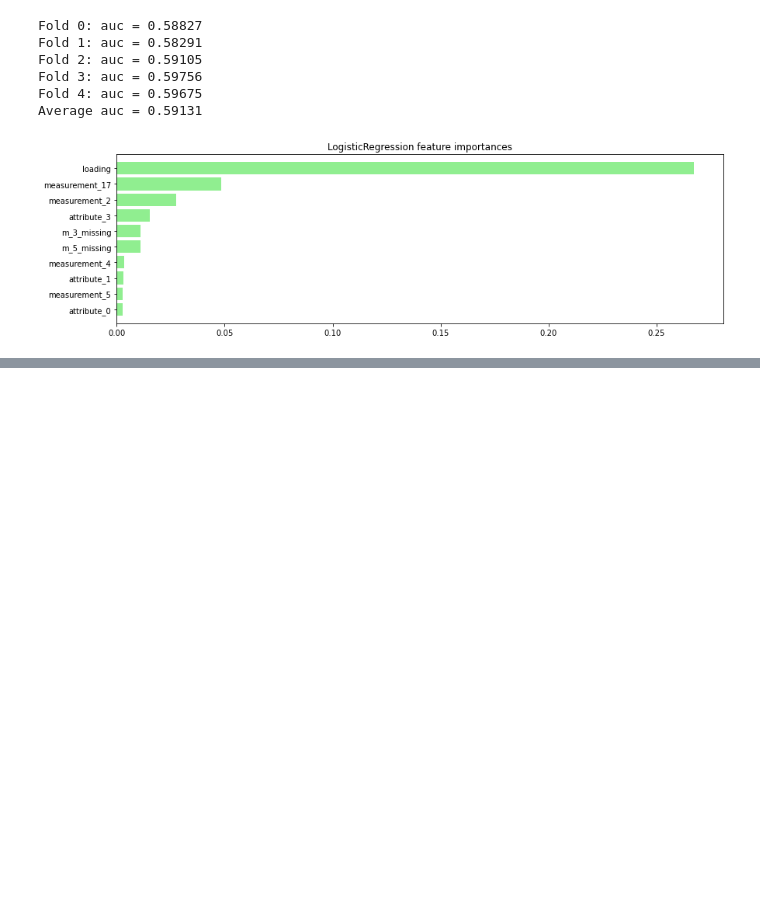
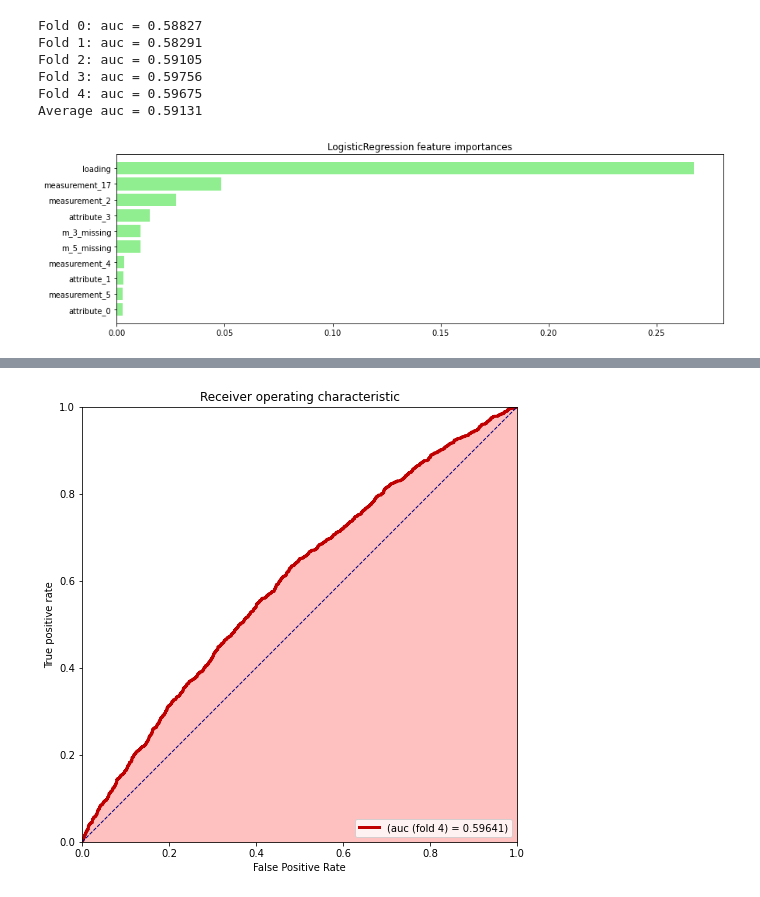
Before and after one commit to mahdiislam79/Product_failure_prediction, a Jupyter notebook: Predict_product_failures.ipynb, the cells around one changed output, grey strips where cells are left out. Drawn from its saved outputs; the diff is of its cells as text; code cells hidden in the pictures; blank space fills up the shorter version.

Commit message:
Creating ROC Curve

```diff
--- a/Predict_product_failures.ipynb
+++ b/Predict_product_failures.ipynb
@@ -503,0 +585,16 @@ Average auc = 0.59131
+# %%
+plt.figure(figsize=(8,8))
+fpr, tpr, _ = roc_curve(y_va,y_va_pred)
+plt.plot(fpr, tpr, color='#c00000', lw=3, label=f"(auc (fold 4) = {roc_auc_score(y_va,y_va_pred):.5f})") #curve
+plt.fill_between(fpr,tpr,color='#ffc0c0') #area under the curve
+plt.plot([0, 1], [0, 1], color='navy', lw=1, linestyle = '--') # diagonal
+plt.gca().set_aspect('equal')
+plt.xlim([0.0, 1.0])
+plt.ylim([0.0, 1.0])
+plt.xlabel('False Positive Rate')
+plt.ylabel('True positive rate')
+plt.title("Receiver operating characteristic")
+plt.legend(loc='lower right')
+plt.show()
+# %% [output]
+[figure, added]
```
Also changed, not shown: parts of 3 cells of this notebook.
